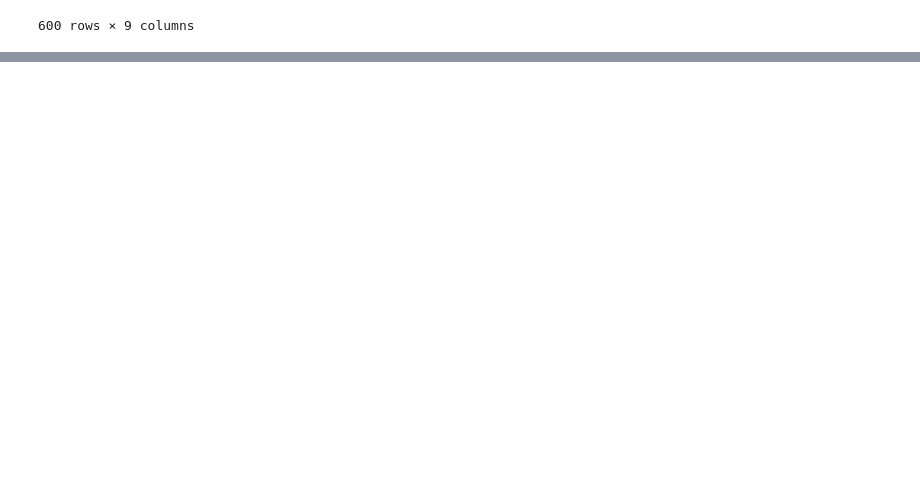
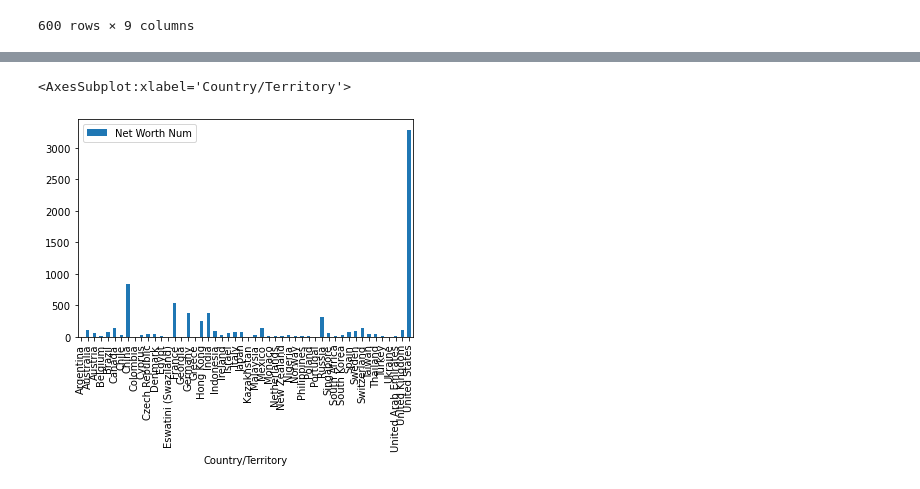
Before and after one commit to guimarais/cleanplots, a Jupyter notebook: 04-Forbes.ipynb, the cells around one changed output, grey strips where cells are left out. Saved outputs shown, nothing was run; the diff lists cells and outputs as text; code cells hidden in the pictures; blank space fills up the shorter version.

Commit message:
Added plots to Forbes

```diff
--- a/04-Forbes.ipynb
+++ b/04-Forbes.ipynb
@@ -48,0 +61,5 @@ df.drop(columns='control')
+# %%
+df[['Country/Territory', 'Net Worth Num']].groupby('Country/Territory').sum().plot(kind='bar')
+# %% [output]
+<AxesSubplot:xlabel='Country/Territory'>
+[figure, added]
```
Also changed, not shown: parts of 3 cells of this notebook.
